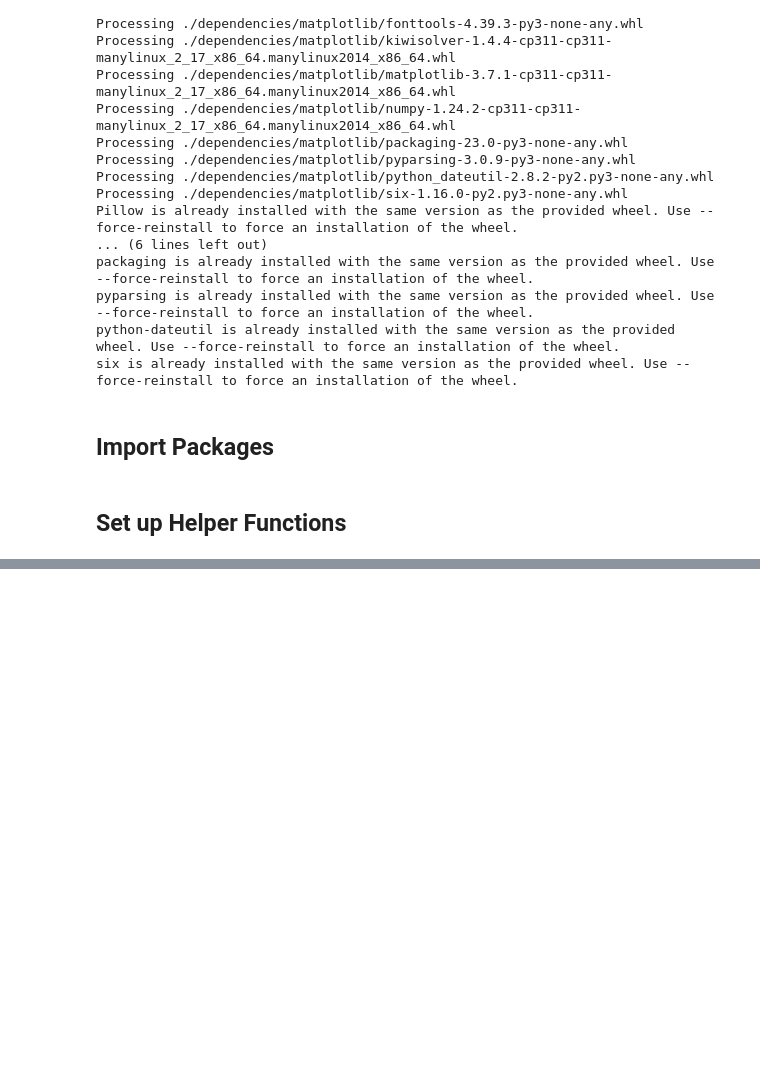
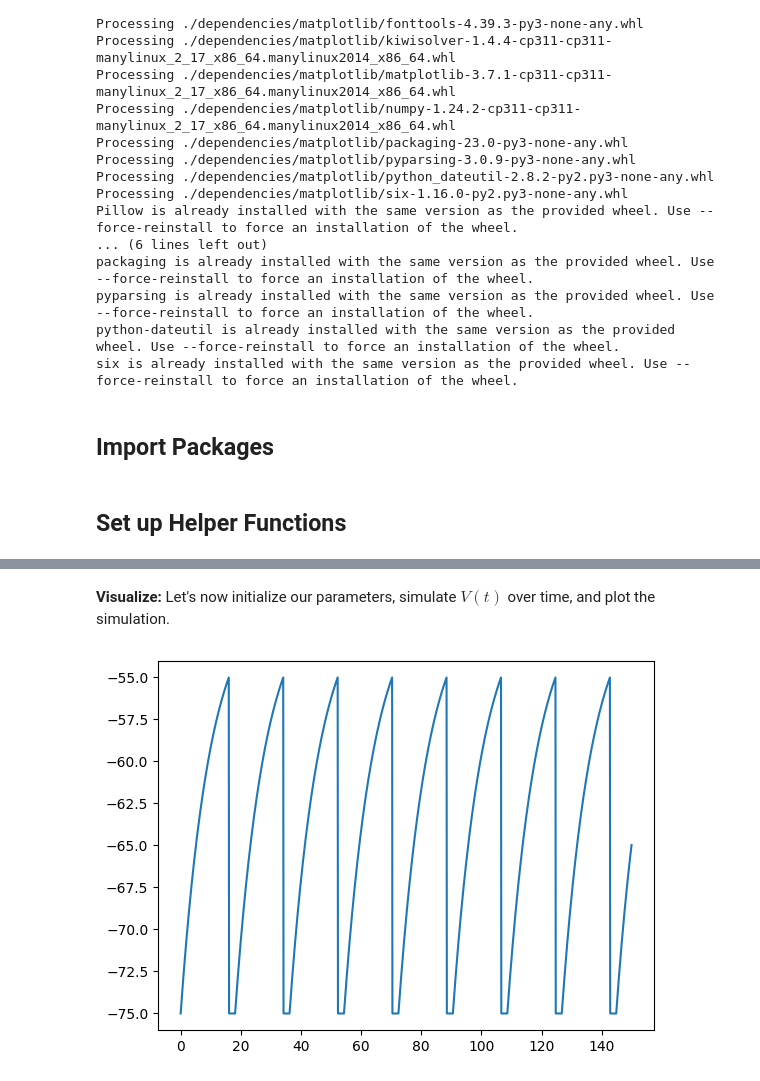
Before and after one commit to ilennaj/neuron_model_tutorial, a Jupyter notebook: notebooks/02_lif_tutorial.ipynb, the cells around one changed output, grey strips where cells are left out. Saved outputs shown, nothing was run; the diff lists cells and outputs as text; code cells hidden in the pictures; blank space fills up the shorter version.

```diff
--- a/notebooks/02_lif_tutorial.ipynb
+++ b/notebooks/02_lif_tutorial.ipynb
@@ -41,0 +321,17 @@ import matplotlib.pyplot as plt
+# %% [markdown]
+**Visualize:** Let's now initialize our parameters, simulate $V(t)$ over time, and plot the simulation.
+# %%
+# Choose current magnitude and initialize parameters
+I_ext = 250 #pA
+params = default_params()
+# params['T'] = 50.0
+
+
+# Run simulation
+solution, t, spike_times = simulate_LIF(params, I_ext)
+
+# Plot simulation
+plt.plot(t, solution)
+plt.show()
+# %% [output]
+[figure, added]
```
Also changed, not shown: parts of 83 cells of this notebook, 5 other files.
